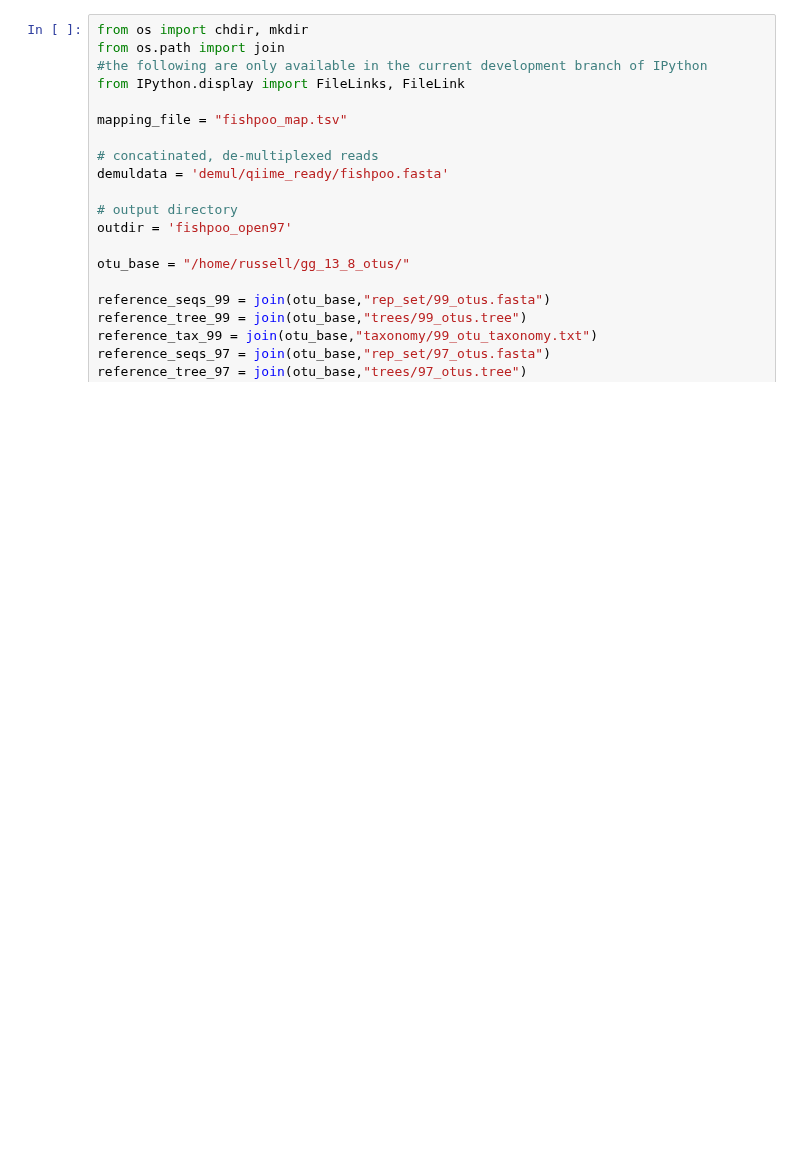
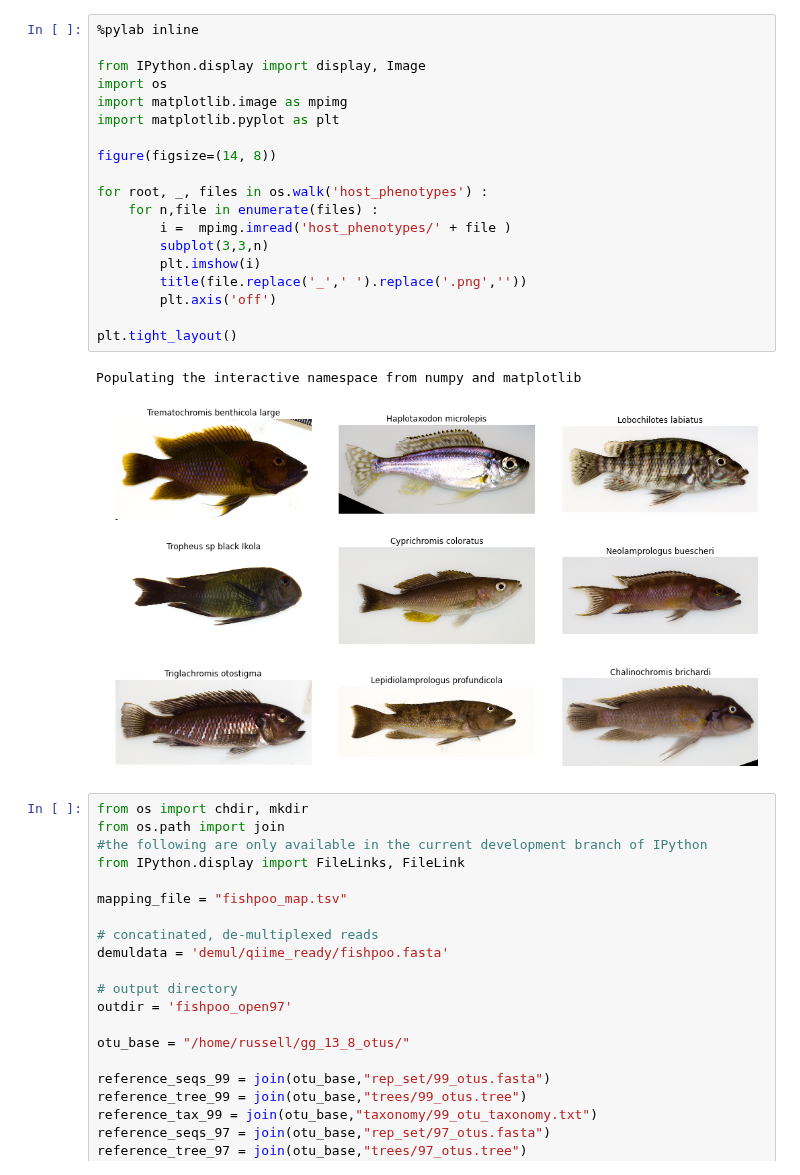
Before and after one commit to ryneches/fishpoo, a Jupyter notebook: fishpoo.ipynb, the cells around one changed output. Drawn from its saved outputs; the diff is of its cells as text; blank space fills up the shorter version.

```diff
--- a/fishpoo.ipynb
+++ b/fishpoo.ipynb
@@ -1,3 +1,25 @@
+# %%
+%pylab inline
+
+from IPython.display import display, Image
+import os
+import matplotlib.image as mpimg
+import matplotlib.pyplot as plt
+
+figure(figsize=(14, 8))
+
+for root, _, files in os.walk('host_phenotypes') :
+    for n,file in enumerate(files) :
+        i =  mpimg.imread('host_phenotypes/' + file )
+        subplot(3,3,n)
+        plt.imshow(i)
+        title(file.replace('_',' ').replace('.png',''))
+        plt.axis('off')
+
+plt.tight_layout()
+# %% [output]
+Populating the interactive namespace from numpy and matplotlib
+[figure, added]
 # %%
 from os import chdir, mkdir
 from os.path import join
```
Also changed, not shown: parts of 13 cells of this notebook.
